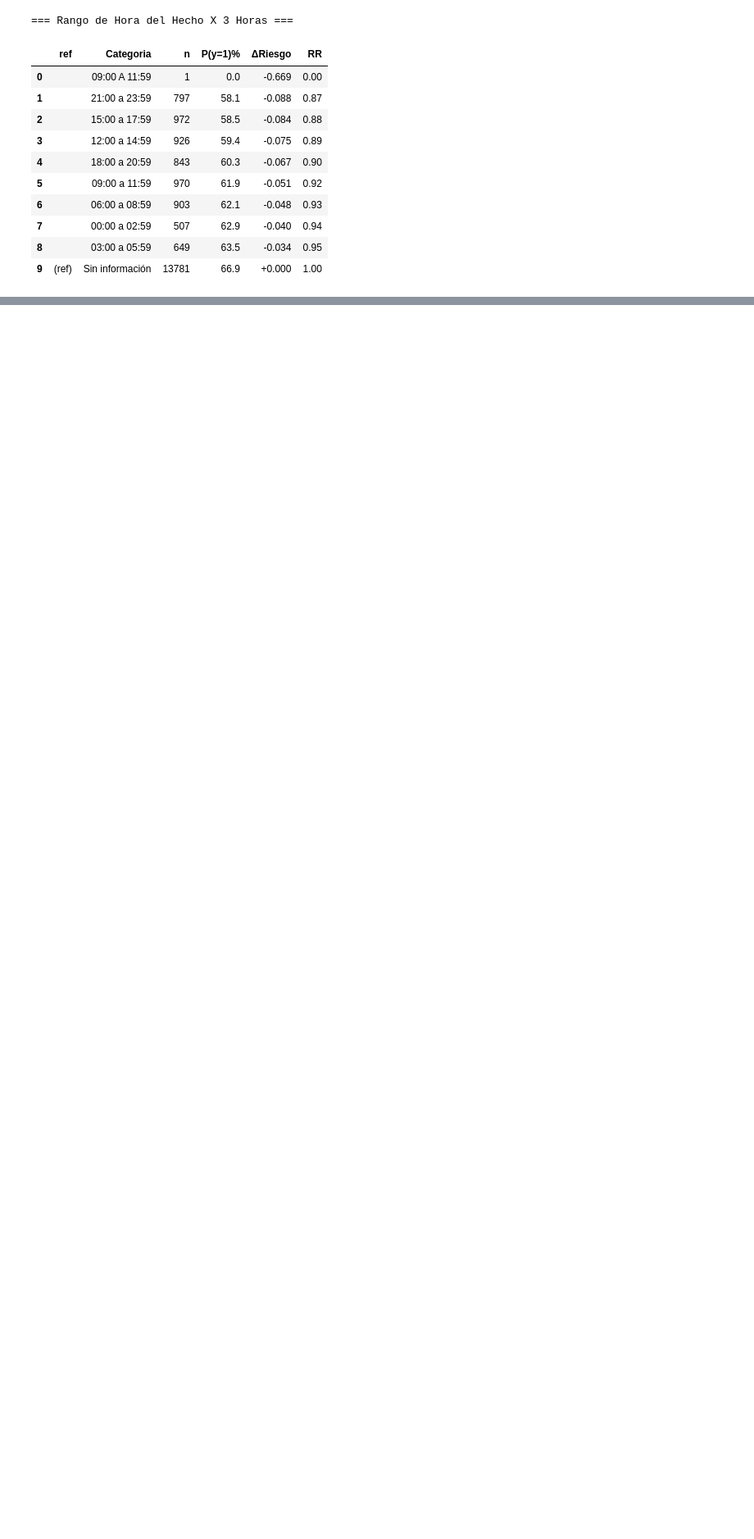
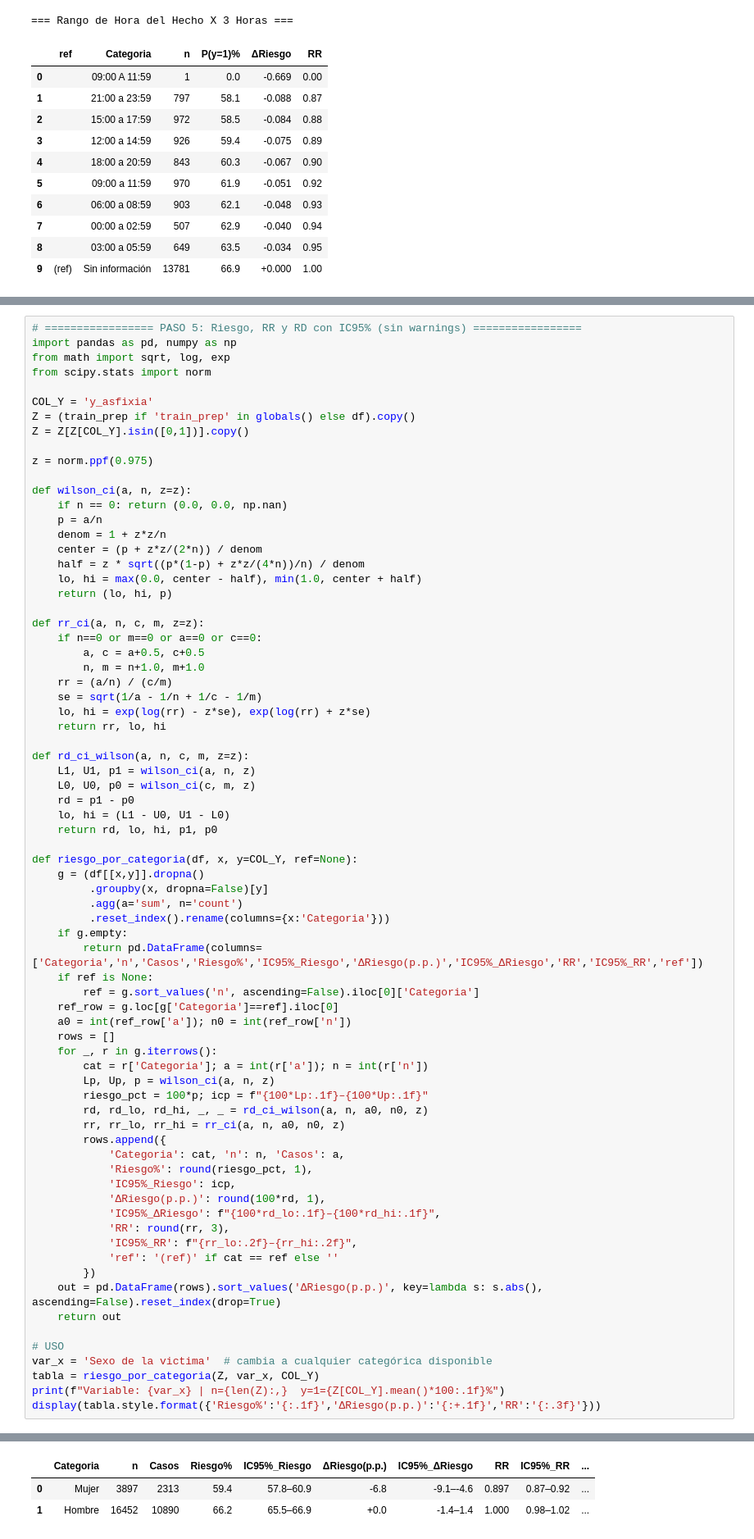
Before and after one commit to jthowinsson/Suicidio_Colombia, a Jupyter notebook: _sources/Eda.ipynb, the cells around one changed output, grey strips where cells are left out. Shown at 82% size. Saved outputs shown, nothing was run; the diff lists cells and outputs as text; blank space fills up the shorter version.

```diff
--- a/_sources/Eda.ipynb
+++ b/_sources/Eda.ipynb
@@ -1462,0 +1465,74 @@ Ranking por |ΔRiesgo| y V de Cramér:
+# %%
+# ================= PASO 5: Riesgo, RR y RD con IC95% (sin warnings) =================
+import pandas as pd, numpy as np
+from math import sqrt, log, exp
+from scipy.stats import norm
+
+COL_Y = 'y_asfixia'
+Z = (train_prep if 'train_prep' in globals() else df).copy()
+Z = Z[Z[COL_Y].isin([0,1])].copy()
+
+z = norm.ppf(0.975)
+
+def wilson_ci(a, n, z=z):
+    if n == 0: return (0.0, 0.0, np.nan)
+    p = a/n
+    denom = 1 + z*z/n
+    center = (p + z*z/(2*n)) / denom
+    half = z * sqrt((p*(1-p) + z*z/(4*n))/n) / denom
+    lo, hi = max(0.0, center - half), min(1.0, center + half)
+    return (lo, hi, p)
+
+def rr_ci(a, n, c, m, z=z):
+    if n==0 or m==0 or a==0 or c==0:
+        a, c = a+0.5, c+0.5
+        n, m = n+1.0, m+1.0
+    rr = (a/n) / (c/m)
+    se = sqrt(1/a - 1/n + 1/c - 1/m)
+    lo, hi = exp(log(rr) - z*se), exp(log(rr) + z*se)
+    return rr, lo, hi
+
+def rd_ci_wilson(a, n, c, m, z=z):
+    L1, U1, p1 = wilson_ci(a, n, z)
+    L0, U0, p0 = wilson_ci(c, m, z)
+    rd = p1 - p0
+    lo, hi = (L1 - U0, U1 - L0)
+    return rd, lo, hi, p1, p0
+
+def riesgo_por_categoria(df, x, y=COL_Y, ref=None):
+    g = (df[[x,y]].dropna()
+         .groupby(x, dropna=False)[y]
+         .agg(a='sum', n='count')
+         .reset_index().rename(columns={x:'Categoria'}))
+    if g.empty:
+        return pd.DataFrame(columns=['Categoria','n','Casos','Riesgo%','IC95%_Riesgo','ΔRiesgo(p.p.)','IC95%_ΔRiesgo','RR','IC95%_RR','ref'])
+    if ref is None:
+        ref = g.sort_values('n', ascending=False).iloc[0]['Categoria']
+    ref_row = g.loc[g['Categoria']==ref].iloc[0]
+    a0 = int(ref_row['a']); n0 = int(ref_row['n'])
+    rows = []
+    for _, r in g.iterrows():
+        cat = r['Categoria']; a = int(r['a']); n = int(r['n'])
+        Lp, Up, p = wilson_ci(a, n, z)
+        riesgo_pct = 100*p; icp = f"{100*Lp:.1f}–{100*Up:.1f}"
+        rd, rd_lo, rd_hi, _, _ = rd_ci_wilson(a, n, a0, n0, z)
+        rr, rr_lo, rr_hi = rr_ci(a, n, a0, n0, z)
+        rows.append({
+            'Categoria': cat, 'n': n, 'Casos': a,
+            'Riesgo%': round(riesgo_pct, 1),
+            'IC95%_Riesgo': icp,
+            'ΔRiesgo(p.p.)': round(100*rd, 1),
+            'IC95%_ΔRiesgo': f"{100*rd_lo:.1f}–{100*rd_hi:.1f}",
+            'RR': round(rr, 3),
+            'IC95%_RR': f"{rr_lo:.2f}–{rr_hi:.2f}",
+            'ref': '(ref)' if cat == ref else ''
+        })
+    out = pd.DataFrame(rows).sort_values('ΔRiesgo(p.p.)', key=lambda s: s.abs(), ascending=False).reset_index(drop=True)
+    return out
+
+# USO
+var_x = 'Sexo de la victima'  # cambia a cualquier categórica disponible
+tabla = riesgo_por_categoria(Z, var_x, COL_Y)
+print(f"Variable: {var_x} | n={len(Z):,}  y=1={Z[COL_Y].mean()*100:.1f}%")
+display(tabla.style.format({'Riesgo%':'{:.1f}','ΔRiesgo(p.p.)':'{:+.1f}','RR':'{:.3f}'}))
+# %% [output]
@@ -1462,0 +1540,3 @@ Ranking por |ΔRiesgo| y V de Cramér:
+|  | Categoria | n | Casos | Riesgo% | IC95%_Riesgo | ΔRiesgo(p.p.) | IC95%_ΔRiesgo | RR | IC95%_RR | ... |
+| 0 | Mujer | 3897 | 2313 | 59.4 | 57.8–60.9 | -6.8 | -9.1–-4.6 | 0.897 | 0.87–0.92 | ... |
+| 1 | Hombre | 16452 | 10890 | 66.2 | 65.5–66.9 | +0.0 | -1.4–1.4 | 1.000 | 0.98–1.02 | ... |
```
Also changed, not shown: parts of 3 cells of this notebook, 8 other files.
